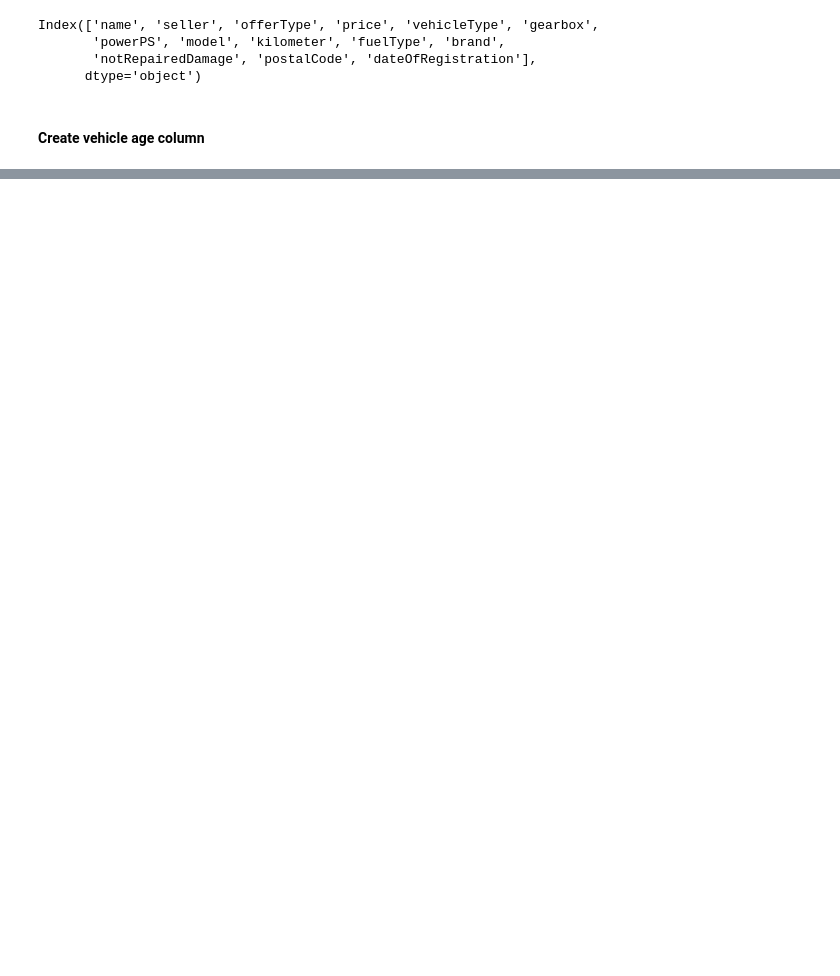
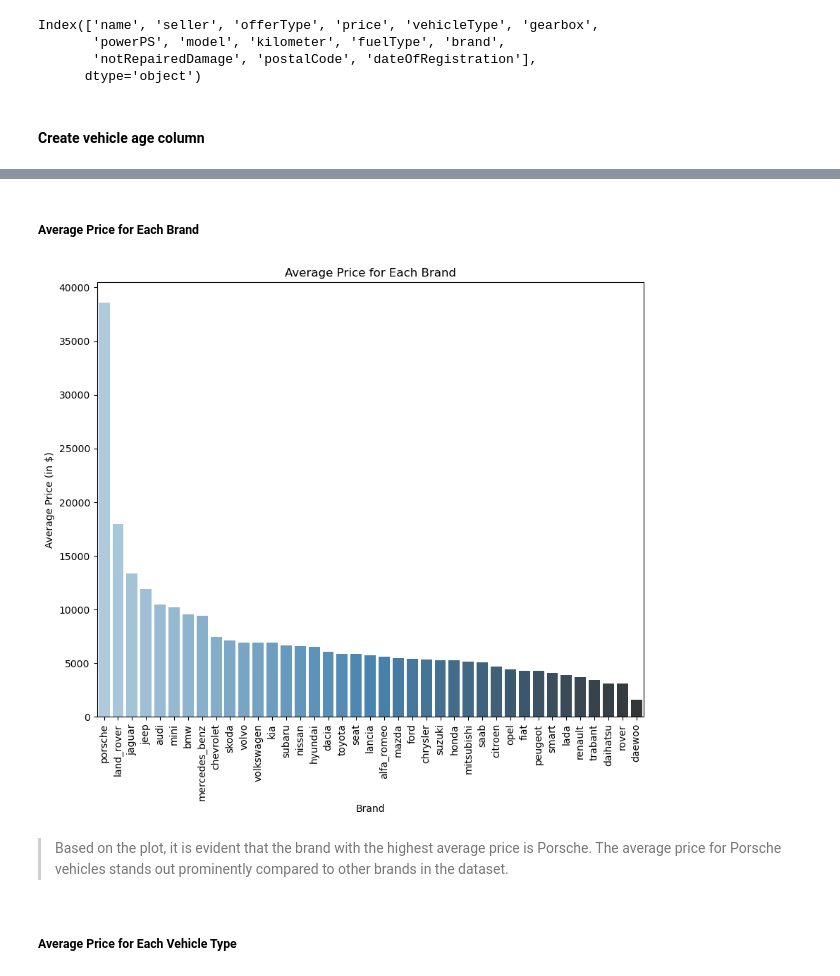
Before and after one commit to levgiorg/UsedCarsAnalysis, a Jupyter notebook: UsedCarsAnalysis.ipynb, the cells around one changed output, grey strips where cells are left out. Saved outputs shown, nothing was run; the diff lists cells and outputs as text; code cells hidden in the pictures; blank space fills up the shorter version.

```diff
--- a/UsedCarsAnalysis.ipynb
+++ b/UsedCarsAnalysis.ipynb
@@ -345,0 +346,20 @@ cars_df_clean.head()
+# %% [markdown]
+##### Average Price for Each Brand
+# %%
+# Calculate the average price for each brand
+average_price_per_brand = cars_df_clean.groupby('brand')['price'].mean().sort_values(ascending=False)
+
+# Create a bar plot of the results
+plt.figure(figsize=(10, 8))
+sns.barplot(x=average_price_per_brand.index, y=average_price_per_brand.values, palette="Blues_d")
+plt.title('Average Price for Each Brand')
+plt.xlabel('Brand')
+plt.ylabel('Average Price (in $)')
+plt.xticks(rotation=90)  # Rotate the x-axis labels for better readability
+plt.show()
+# %% [output]
+[figure, added]
+# %% [markdown]
+> Based on the plot, it is evident that the brand with the highest average price is Porsche. The average price for Porsche vehicles stands out prominently compared to other brands in the dataset.
+# %% [markdown]
+#####  Average Price for Each Vehicle Type
```
Also changed, not shown: parts of 33 cells of this notebook.
